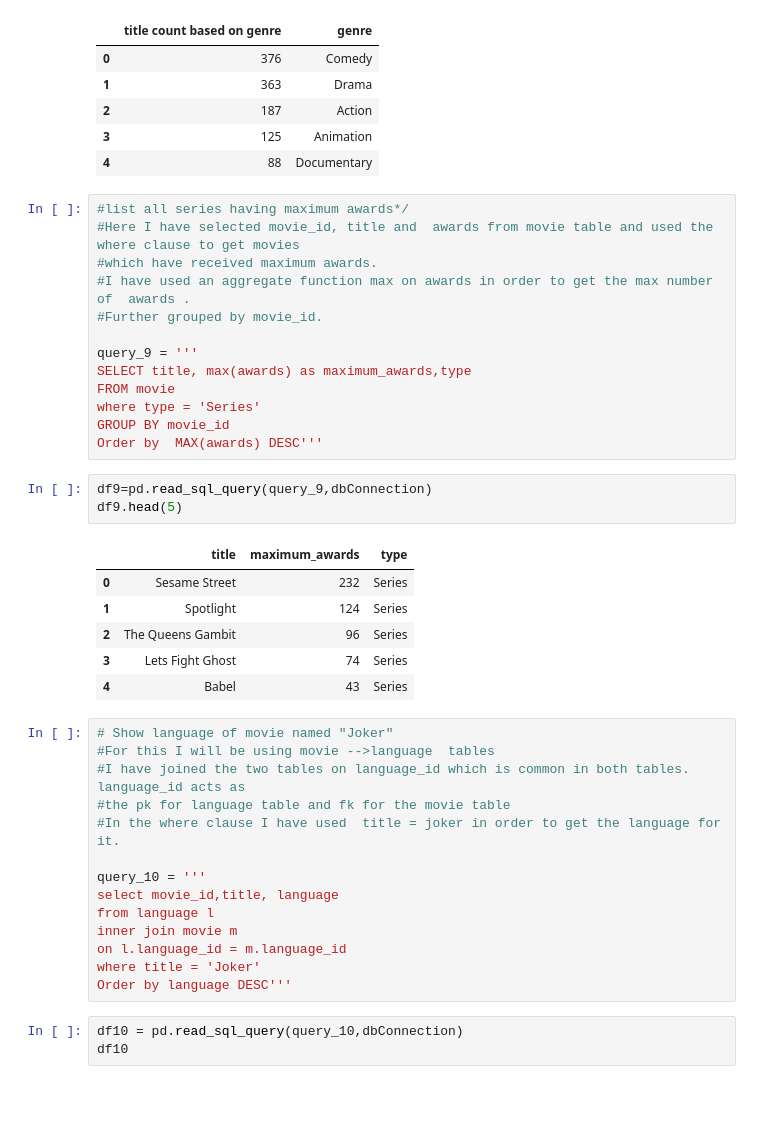
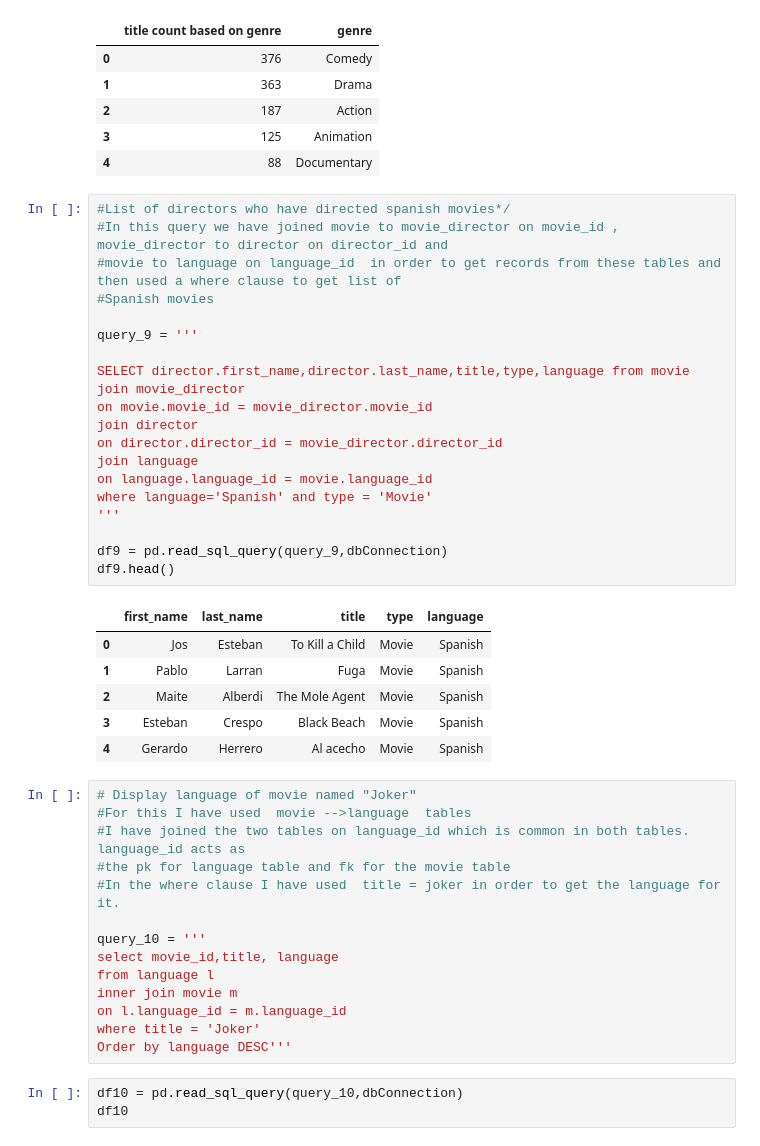
Before and after one commit to sachniv1023/project-02-repository, a Jupyter notebook: etl_netflix_dataset.ipynb, the cells around one changed output. Drawn from its saved outputs; the diff is of its cells as text; blank space fills up the shorter version.

```diff
--- a/etl_netflix_dataset.ipynb
+++ b/etl_netflix_dataset.ipynb
@@ -840,32 +867,36 @@ df8.head()
 | 2 | 187 | Action |
 | 3 | 125 | Animation |
 | 4 | 88 | Documentary |
-# %%
-#list all series having maximum awards*/
-#Here I have selected movie_id, title and  awards from movie table and used the where clause to get movies
-#which have received maximum awards.
-#I have used an aggregate function max on awards in order to get the max number of  awards .
-#Further grouped by movie_id.
-
-query_9 = '''
-SELECT title, max(awards) as maximum_awards,type
-FROM movie
-where type = 'Series'
-GROUP BY movie_id
-Order by  MAX(awards) DESC'''
-# %%
-df9=pd.read_sql_query(query_9,dbConnection)
-df9.head(5)
-# %% [output]
-|  | title | maximum_awards | type |
-| 0 | Sesame Street | 232 | Series |
-| 1 | Spotlight | 124 | Series |
-| 2 | The Queens Gambit | 96 | Series |
-| 3 | Lets Fight Ghost | 74 | Series |
-| 4 | Babel | 43 | Series |
+# %%
+#List of directors who have directed spanish movies*/
+#In this query we have joined movie to movie_director on movie_id , movie_director to director on director_id and
+#movie to language on language_id  in order to get records from these tables and then used a where clause to get list of
+#Spanish movies
+
+query_9 = '''
+
+SELECT director.first_name,director.last_name,title,type,language from movie
+join movie_director
+on movie.movie_id = movie_director.movie_id
+join director
+on director.director_id = movie_director.director_id
+join language
+on language.language_id = movie.language_id
+where language='Spanish' and type = 'Movie'
+'''
+
+df9 = pd.read_sql_query(query_9,dbConnection)
+df9.head()
+# %% [output]
+|  | first_name | last_name | title | type | language |
+| 0 | Jos | Esteban | To Kill a Child | Movie | Spanish |
+| 1 | Pablo | Larran | Fuga | Movie | Spanish |
+| 2 | Maite | Alberdi | The Mole Agent | Movie | Spanish |
+| 3 | Esteban | Crespo | Black Beach | Movie | Spanish |
+| 4 | Gerardo | Herrero | Al acecho | Movie | Spanish |
 # %%
-# Show language of movie named "Joker"
-#For this I will be using movie -->language  tables
+# Display language of movie named "Joker"
+#For this I have used  movie -->language  tables
 #I have joined the two tables on language_id which is common in both tables. language_id acts as
 #the pk for language table and fk for the movie table
 #In the where clause I have used  title = joker in order to get the language for it.
```
Also changed, not shown: parts of 6 cells of this notebook.
